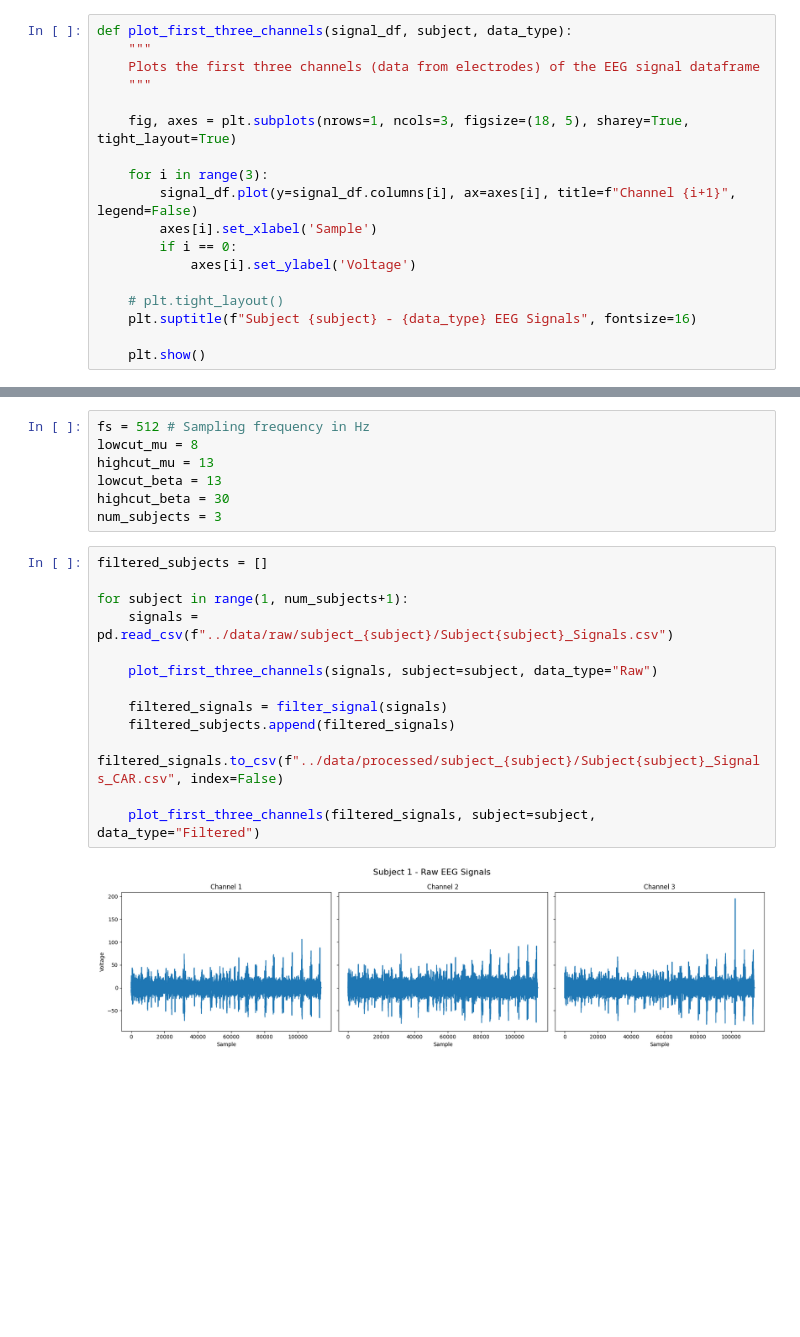
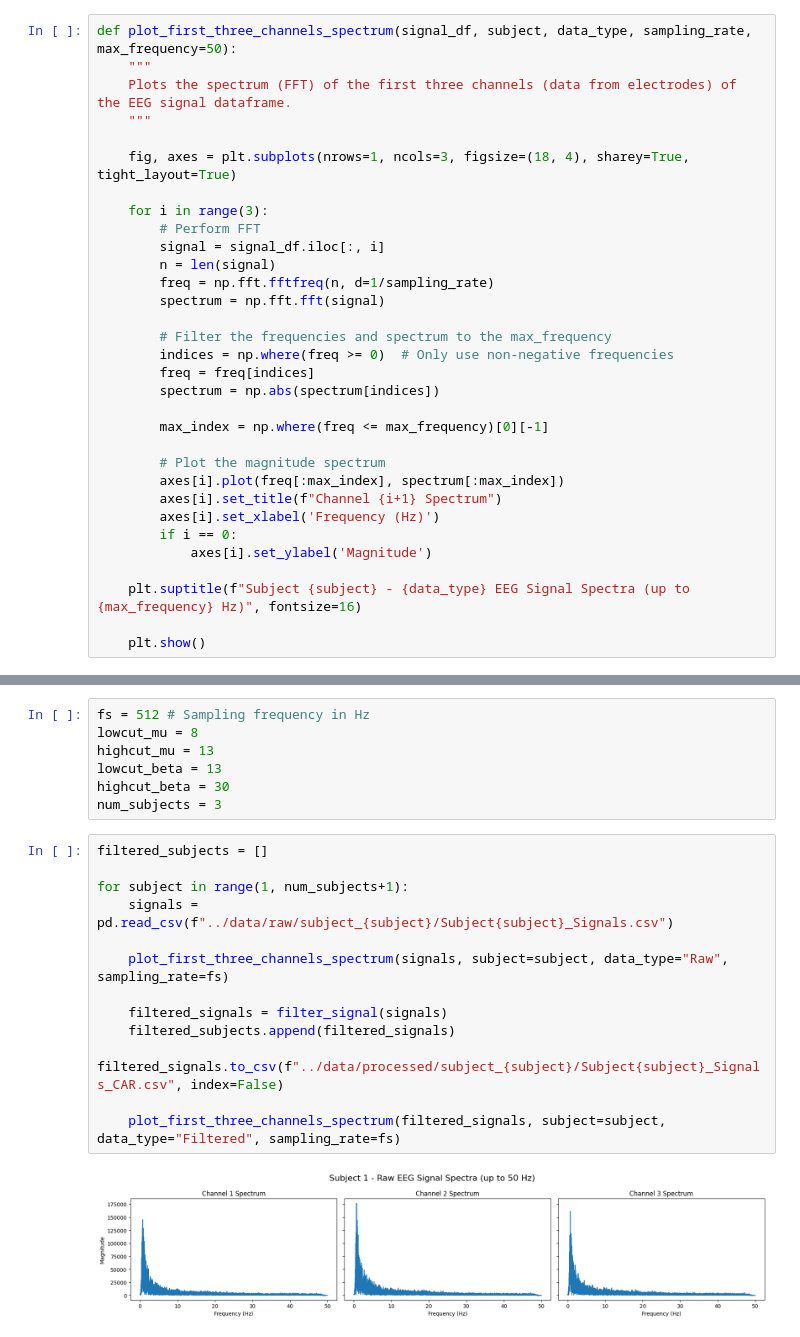
Before and after one commit to ahmed-alllam/Motor-Imagery-Classifier, a Jupyter notebook: src/process_EEG_data.ipynb, the cells around one changed output, grey strips where cells are left out. Cells and saved outputs as stored; diff of their text form; blank space fills up the shorter version.

Commit message:
Added plotting channels frequencies spectrum

```diff
--- a/src/process_EEG_data.ipynb
+++ b/src/process_EEG_data.ipynb
@@ -6,21 +6,35 @@ import pandas as pd
 import matplotlib.pyplot as plt
 from scipy.signal import butter, filtfilt
 # %%
-def plot_first_three_channels(signal_df, subject, data_type):
+def plot_first_three_channels_spectrum(signal_df, subject, data_type, sampling_rate, max_frequency=50):
     """
-    Plots the first three channels (data from electrodes) of the EEG signal dataframe
+    Plots the spectrum (FFT) of the first three channels (data from electrodes) of the EEG signal dataframe.
     """
 
-    fig, axes = plt.subplots(nrows=1, ncols=3, figsize=(18, 5), sharey=True, tight_layout=True)
+    fig, axes = plt.subplots(nrows=1, ncols=3, figsize=(18, 4), sharey=True, tight_layout=True)
 
     for i in range(3):
-        signal_df.plot(y=signal_df.columns[i], ax=axes[i], title=f"Channel {i+1}", legend=False)
-        axes[i].set_xlabel('Sample')
+        # Perform FFT
+        signal = signal_df.iloc[:, i]
+        n = len(signal)
+        freq = np.fft.fftfreq(n, d=1/sampling_rate)
+        spectrum = np.fft.fft(signal)
+
+        # Filter the frequencies and spectrum to the max_frequency
+        indices = np.where(freq >= 0)  # Only use non-negative frequencies
+        freq = freq[indices]
+        spectrum = np.abs(spectrum[indices])
+
+        max_index = np.where(freq <= max_frequency)[0][-1]
+
+        # Plot the magnitude spectrum
+        axes[i].plot(freq[:max_index], spectrum[:max_index])
+        axes[i].set_title(f"Channel {i+1} Spectrum")
+        axes[i].set_xlabel('Frequency (Hz)')
         if i == 0:
-            axes[i].set_ylabel('Voltage')
+            axes[i].set_ylabel('Magnitude')
 
-    # plt.tight_layout()
-    plt.suptitle(f"Subject {subject} - {data_type} EEG Signals", fontsize=16)
+    plt.suptitle(f"Subject {subject} - {data_type} EEG Signal Spectra (up to {max_frequency} Hz)", fontsize=16)
 
     plt.show()
 # %%
@@ -66,15 +80,15 @@ num_subjects = 3
 # %%
 filtered_subjects = []
 
 for subject in range(1, num_subjects+1):
     signals = pd.read_csv(f"../data/raw/subject_{subject}/Subject{subject}_Signals.csv")
 
-    plot_first_three_channels(signals, subject=subject, data_type="Raw")
+    plot_first_three_channels_spectrum(signals, subject=subject, data_type="Raw", sampling_rate=fs)
 
     filtered_signals = filter_signal(signals)
     filtered_subjects.append(filtered_signals)
     filtered_signals.to_csv(f"../data/processed/subject_{subject}/Subject{subject}_Signals_CAR.csv", index=False)
 
-    plot_first_three_channels(filtered_signals, subject=subject, data_type="Filtered")
+    plot_first_three_channels_spectrum(filtered_signals, subject=subject, data_type="Filtered", sampling_rate=fs)
 # %% [output]
-[figure, old version]
+[figure, new version]
```
Also changed, not shown: parts of 2 cells of this notebook.
